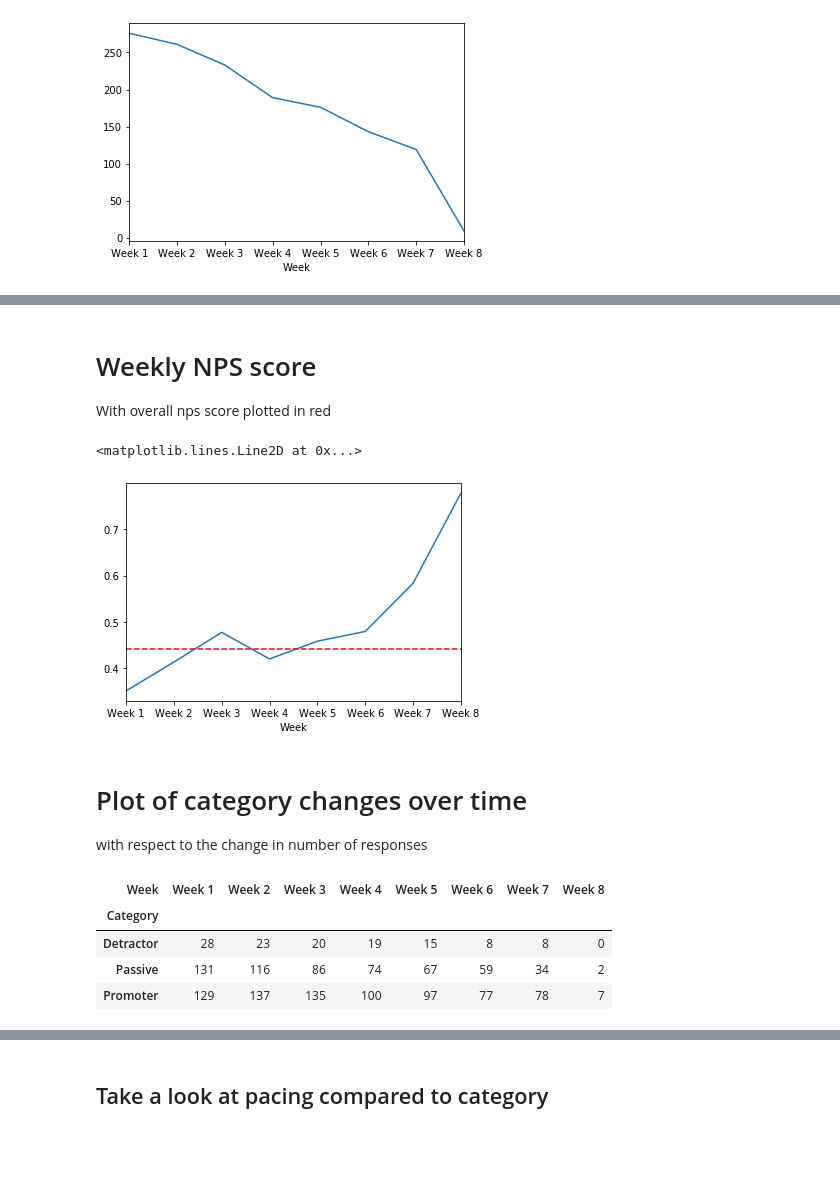
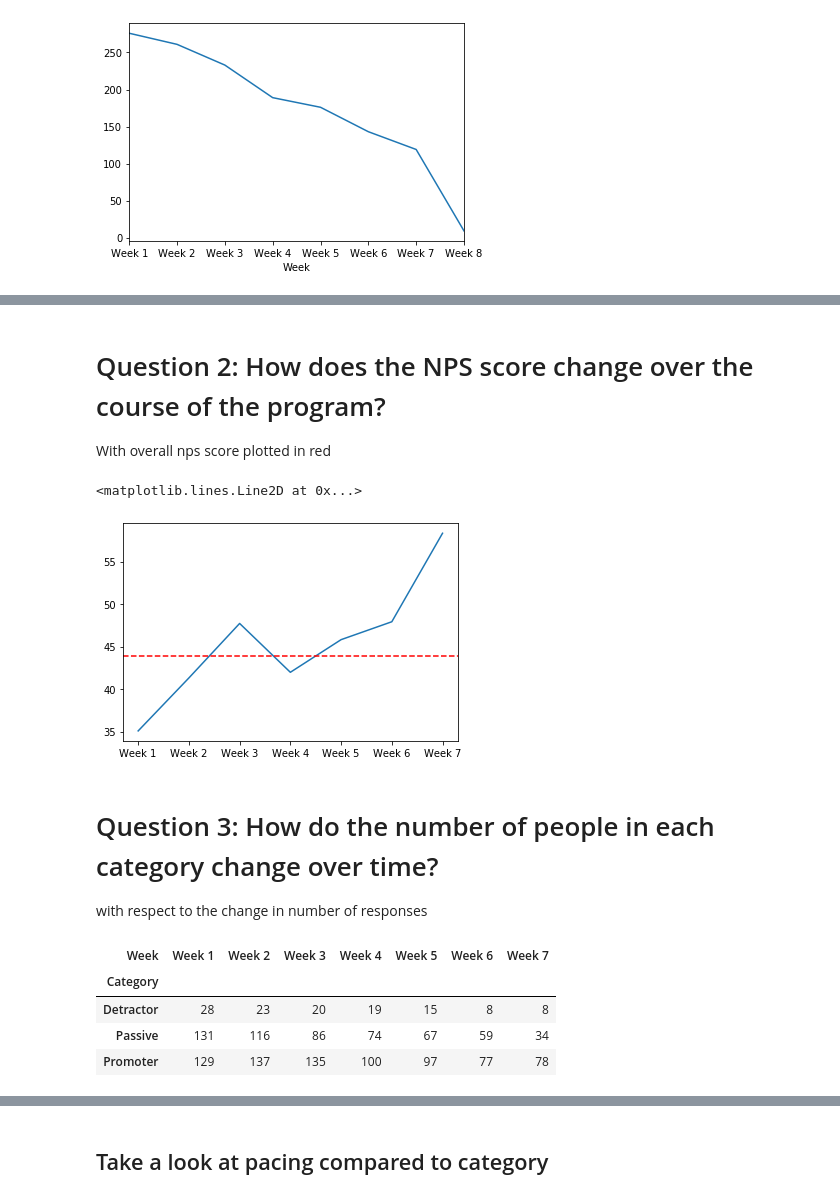
Before and after one commit to kevin-meyers/data-visualizations, a Jupyter notebook: notebooks/NPS_data_wrangling.ipynb, the cells around one changed output, grey strips where cells are left out. Cells and saved outputs as stored; diff of their text form; code cells hidden in the pictures; blank space fills up the shorter version.

```diff
--- a/notebooks/NPS_data_wrangling.ipynb
+++ b/notebooks/NPS_data_wrangling.ipynb
@@ -23,3 +25,7 @@ The dropoff in week 8 is so high I might consider dropping the week entirely to
+# %%
+# The dropoff in week 8 is so high I might consider dropping the week entirely to prevent missinformation
+
+df = df.loc[df['Week'] != 'Week 8']
 # %%
 def promoter_level(rating):
     ''' Something to note is that there are 0's in the data
@@ -45,7 +53,7 @@ def calculate_nps(series):
     for kind in ['Promoter', 'Passive', 'Detractor']:
         if kind not in counts:
             counts[kind] = 0
-    return (counts['Promoter'] - counts['Detractor']) / sum(counts)
+    return (counts['Promoter'] - counts['Detractor']) / sum(counts) * 100
 # %%
 f"Overall NPS score: {calculate_nps(df['Category'])}"
 # %% [output]
@@ -53,23 +61,24 @@ f"Overall NPS score: {calculate_nps(df['Category'])}"
 # %% [markdown]
-# Weekly NPS score
+# Question 2: How does the NPS score change over the course of the program?
 With overall nps score plotted in red
 # %%
-ax = df.groupby('Week')['Category'].agg(calculate_nps).plot()
+fig, ax = plt.subplots()
+ax.plot(df.groupby('Week')['Category'].agg(calculate_nps))
 ax.axhline(calculate_nps(df['Category']), color='r', linestyle='--')
 # %% [output]
 <matplotlib.lines.Line2D at 0x...>
-[figure, old version]
+[figure, new version]
 # %% [markdown]
-# Plot of category changes over time
+# Question 3: How do the number of people in each category change over time?
 with respect to the change in number of responses
 # %%
 pd.crosstab(df['Category'], df['Week'])
 # %% [output]
-| Week | Week 1 | Week 2 | Week 3 | Week 4 | Week 5 | Week 6 | Week 7 | Week 8 |
-| Category |  |  |  |  |  |  |  |  |
-| Detractor | 28 | 23 | 20 | 19 | 15 | 8 | 8 | 0 |
-| Passive | 131 | 116 | 86 | 74 | 67 | 59 | 34 | 2 |
-| Promoter | 129 | 137 | 135 | 100 | 97 | 77 | 78 | 7 |
+| Week | Week 1 | Week 2 | Week 3 | Week 4 | Week 5 | Week 6 | Week 7 |
+| Category |  |  |  |  |  |  |  |
+| Detractor | 28 | 23 | 20 | 19 | 15 | 8 | 8 |
+| Passive | 131 | 116 | 86 | 74 | 67 | 59 | 34 |
+| Promoter | 129 | 137 | 135 | 100 | 97 | 77 | 78 |
 # %%
 pd.crosstab(df['Track'], df['Week'])
 # %% [output]
```
Also changed, not shown: parts of 29 cells of this notebook.
